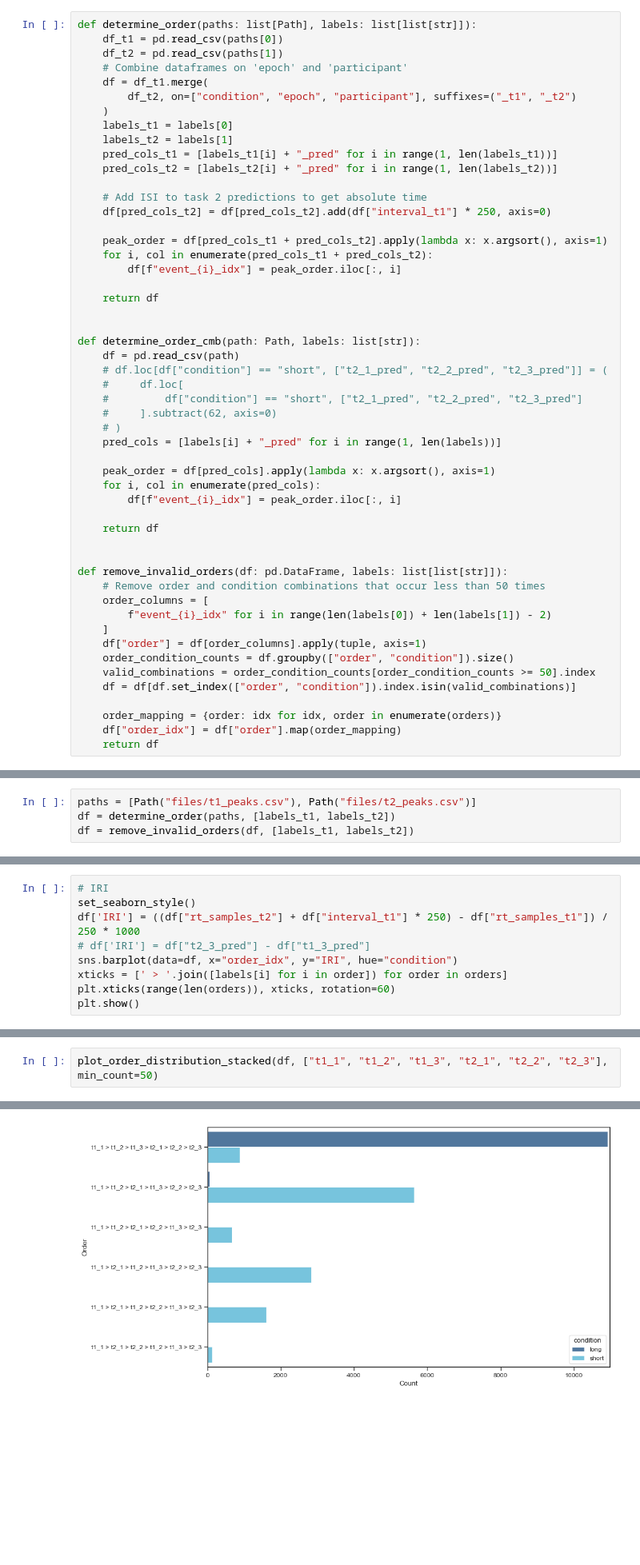
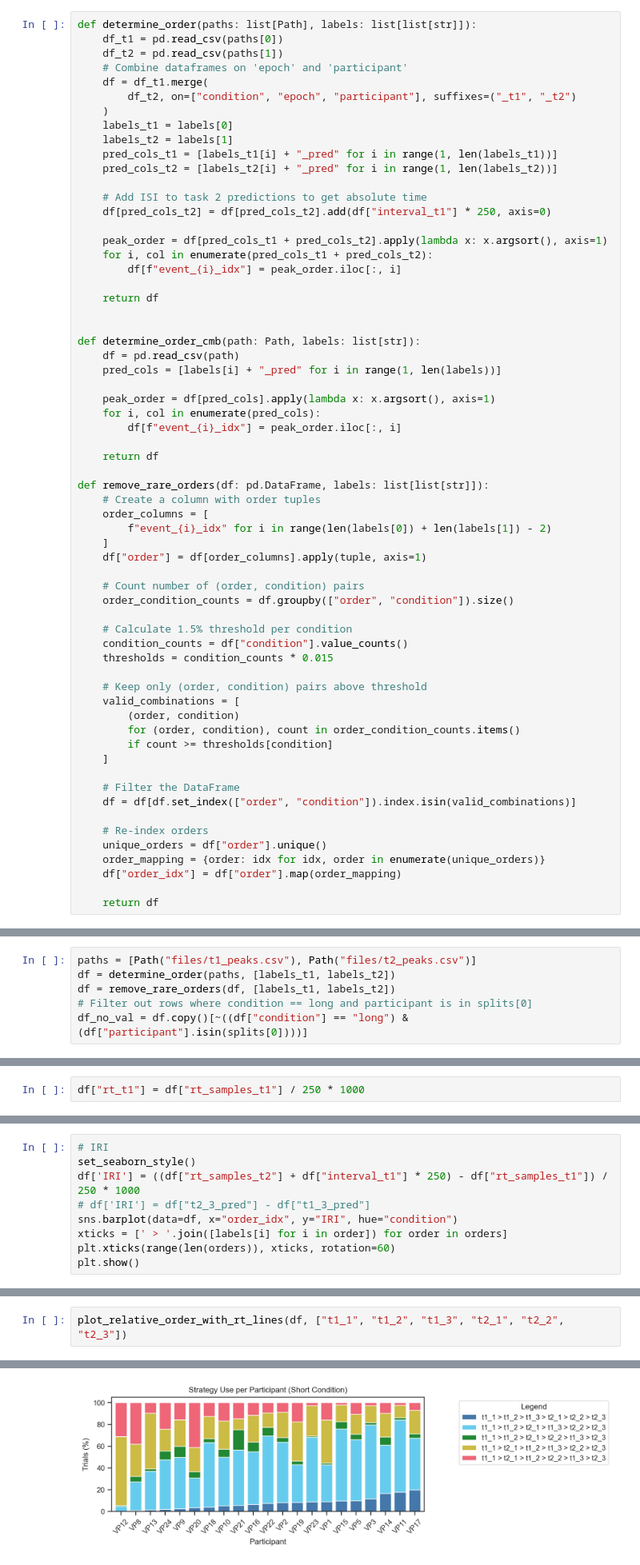
Before and after one commit to rickdott/prp, a Jupyter notebook: s4/5_analysis_combined.ipynb, the cells around one changed output, grey strips where cells are left out. Shown: that part at 80% size. Saved outputs shown, nothing was run; the diff lists cells and outputs as text; blank space fills up the shorter version.

```diff
--- a/s4/5_analysis_combined.ipynb
+++ b/s4/5_analysis_combined.ipynb
@@ -56,11 +64,6 @@ def determine_order(paths: list[Path], labels: list[list[str]]):
 
 def determine_order_cmb(path: Path, labels: list[str]):
     df = pd.read_csv(path)
-    # df.loc[df["condition"] == "short", ["t2_1_pred", "t2_2_pred", "t2_3_pred"]] = (
-    #     df.loc[
-    #         df["condition"] == "short", ["t2_1_pred", "t2_2_pred", "t2_3_pred"]
-    #     ].subtract(62, axis=0)
-    # )
     pred_cols = [labels[i] + "_pred" for i in range(1, len(labels))]
 
     peak_order = df[pred_cols].apply(lambda x: x.argsort(), axis=1)
@@ -69,18 +72,34 @@ def determine_order_cmb(path: Path, labels: list[str]):
 
     return df
 
-
-def remove_invalid_orders(df: pd.DataFrame, labels: list[list[str]]):
-    # Remove order and condition combinations that occur less than 50 times
+def remove_rare_orders(df: pd.DataFrame, labels: list[list[str]]):
+    # Create a column with order tuples
     order_columns = [
         f"event_{i}_idx" for i in range(len(labels[0]) + len(labels[1]) - 2)
     ]
     df["order"] = df[order_columns].apply(tuple, axis=1)
+
+    # Count number of (order, condition) pairs
     order_condition_counts = df.groupby(["order", "condition"]).size()
-    valid_combinations = order_condition_counts[order_condition_counts >= 50].index
+
+    # Calculate 1.5% threshold per condition
+    condition_counts = df["condition"].value_counts()
+    thresholds = condition_counts * 0.015
+
+    # Keep only (order, condition) pairs above threshold
+    valid_combinations = [
+        (order, condition)
+        for (order, condition), count in order_condition_counts.items()
+        if count >= thresholds[condition]
+    ]
+
+    # Filter the DataFrame
     df = df[df.set_index(["order", "condition"]).index.isin(valid_combinations)]
 
-    order_mapping = {order: idx for idx, order in enumerate(orders)}
+    # Re-index orders
+    unique_orders = df["order"].unique()
+    order_mapping = {order: idx for idx, order in enumerate(unique_orders)}
     df["order_idx"] = df["order"].map(order_mapping)
+
     return df
 # %%
@@ -97,7 +110,9 @@ See the caveats in the documentation: https://pandas.pydata.org/pandas-docs/stab
 # %%
 paths = [Path("files/t1_peaks.csv"), Path("files/t2_peaks.csv")]
 df = determine_order(paths, [labels_t1, labels_t2])
-df = remove_invalid_orders(df, [labels_t1, labels_t2])
+df = remove_rare_orders(df, [labels_t1, labels_t2])
+# Filter out rows where condition == long and participant is in splits[0]
+df_no_val = df.copy()[~((df["condition"] == "long") & (df["participant"].isin(splits[0])))]
 # %% [output]
 A value is trying to be set on a copy of a slice from a DataFrame.
 Try using .loc[row_indexer,col_indexer] = value instead
@@ -210,0 +294,2 @@ P-values adjusted by holm method for 15 comparisons
+# %%
+df["rt_t1"] = df["rt_samples_t1"] / 250 * 1000
@@ -455,3 +454,3 @@ def plot_order_distribution_stacked(df, labels, min_count=50):
 # %%
-plot_order_distribution_stacked(df, ["t1_1", "t1_2", "t1_3", "t2_1", "t2_2", "t2_3"], min_count=50)
+plot_relative_order_with_rt_lines(df, ["t1_1", "t1_2", "t1_3", "t2_1", "t2_2", "t2_3"])
 # %% [output]
@@ -467 +458 @@ plot_order_distribution_stacked(df, ["t1_1", "t1_2", "t1_3", "t2_1", "t2_2", "t2
-[figure, old version]
+[figure, new version]
```
Also changed, not shown: parts of 68 cells of this notebook, 5 other files.
